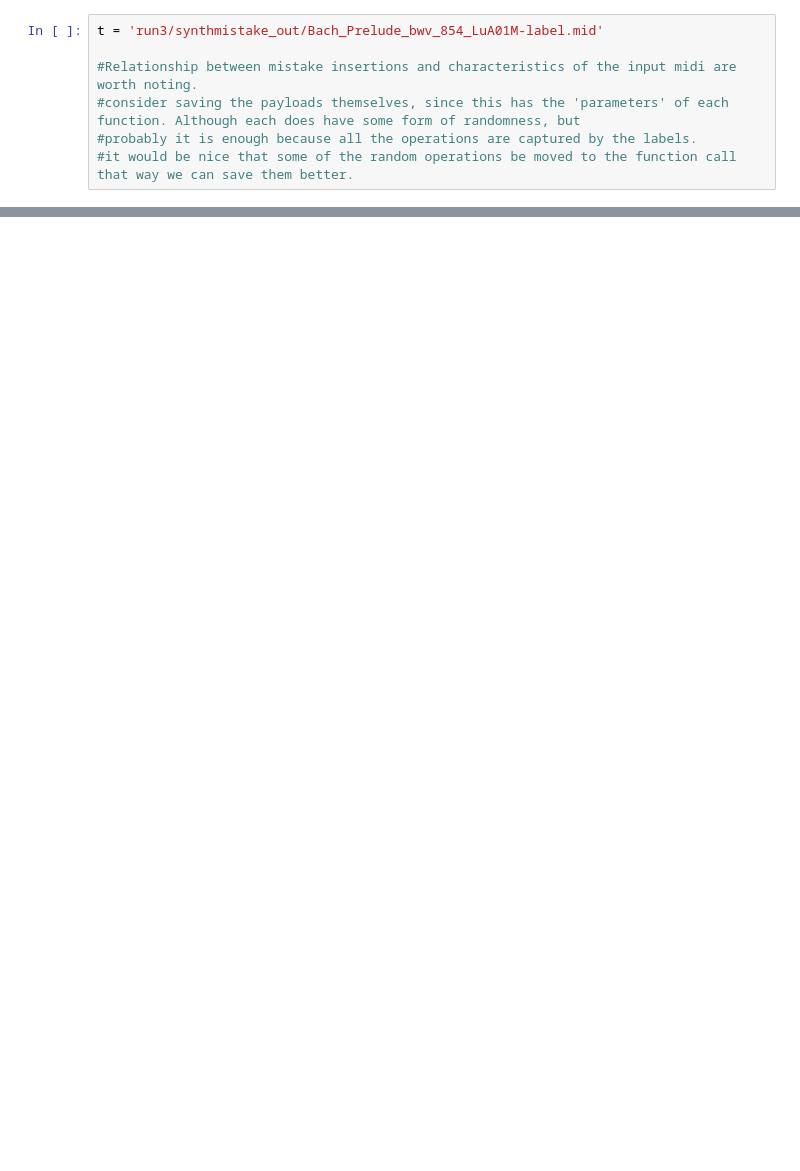
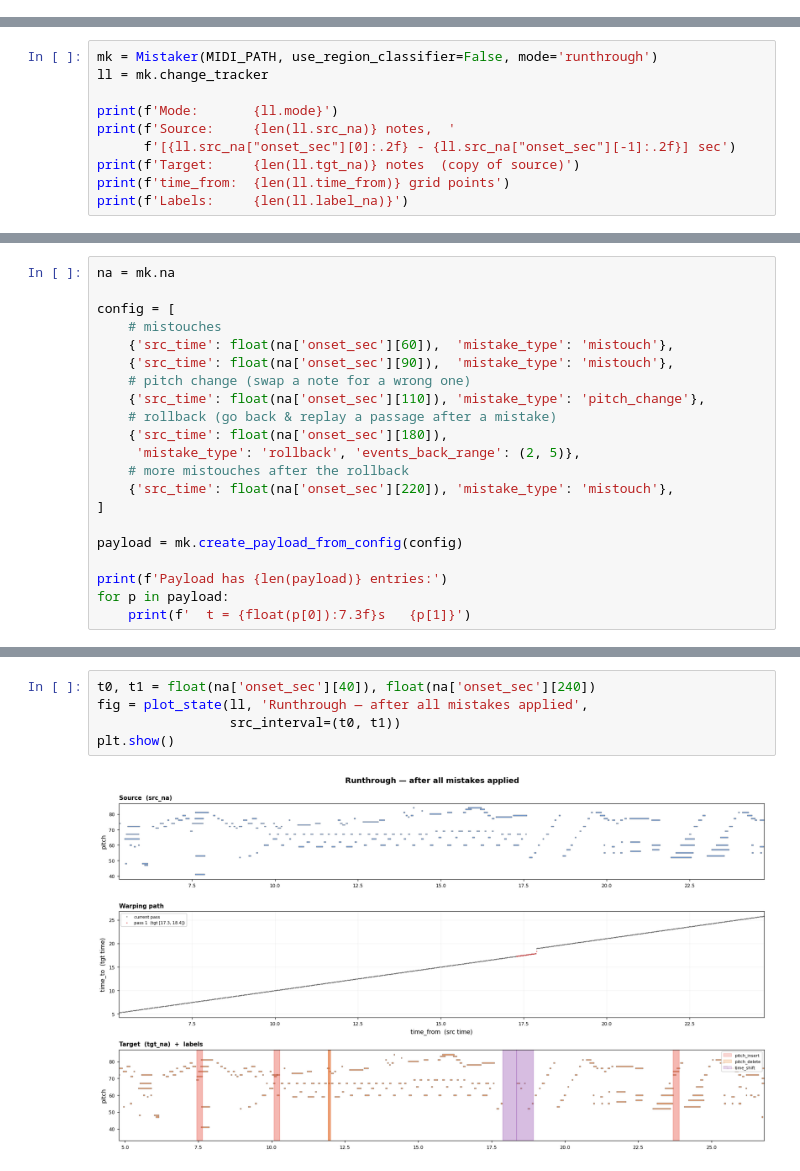
Before and after one commit to Alia-morsi/piano-synmist, a Jupyter notebook: MistakeBrowser.ipynb, the cells around one changed output, grey strips where cells are left out. Drawn from its saved outputs; the diff is of its cells as text; blank space fills up the shorter version.

Commit message:
updating Mistake Browser

```diff
--- a/MistakeBrowser.ipynb
+++ b/MistakeBrowser.ipynb
@@ -70,7 +0,0 @@ show_warping_path(sp.src_perf, sp.tgt_mistakelabel_midi, sp.mistake_timemap[0])
-# %%
-t = 'run3/synthmistake_out/Bach_Prelude_bwv_854_LuA01M-label.mid'
-
-#Relationship between mistake insertions and characteristics of the input midi are worth noting.
-#consider saving the payloads themselves, since this has the 'parameters' of each function. Although each does have some form of randomness, but
-#probably it is enough because all the operations are captured by the labels.
-#it would be nice that some of the random operations be moved to the function call that way we can save them better.
@@ -86,0 +143,10 @@ t = 'run3/synthmistake_out/Bach_Prelude_bwv_854_LuA01M-label.mid'
+# %%
+mk = Mistaker(MIDI_PATH, use_region_classifier=False, mode='runthrough')
+ll = mk.change_tracker
+
+print(f'Mode:       {ll.mode}')
+print(f'Source:     {len(ll.src_na)} notes,  '
+      f'[{ll.src_na["onset_sec"][0]:.2f} - {ll.src_na["onset_sec"][-1]:.2f}] sec')
+print(f'Target:     {len(ll.tgt_na)} notes  (copy of source)')
+print(f'time_from:  {len(ll.time_from)} grid points')
+print(f'Labels:     {len(ll.label_na)}')
@@ -86,0 +164,21 @@ t = 'run3/synthmistake_out/Bach_Prelude_bwv_854_LuA01M-label.mid'
+# %%
+na = mk.na
+
+config = [
+    # mistouches
+    {'src_time': float(na['onset_sec'][60]),  'mistake_type': 'mistouch'},
+    {'src_time': float(na['onset_sec'][90]),  'mistake_type': 'mistouch'},
+    # pitch change (swap a note for a wrong one)
+    {'src_time': float(na['onset_sec'][110]), 'mistake_type': 'pitch_change'},
+    # rollback (go back & replay a passage after a mistake)
+    {'src_time': float(na['onset_sec'][180]),
+     'mistake_type': 'rollback', 'events_back_range': (2, 5)},
+    # more mistouches after the rollback
+    {'src_time': float(na['onset_sec'][220]), 'mistake_type': 'mistouch'},
+]
+
+payload = mk.create_payload_from_config(config)
+
+print(f'Payload has {len(payload)} entries:')
+for p in payload:
+    print(f'  t = {float(p[0]):7.3f}s   {p[1]}')
@@ -86,0 +222,7 @@ t = 'run3/synthmistake_out/Bach_Prelude_bwv_854_LuA01M-label.mid'
+# %%
+t0, t1 = float(na['onset_sec'][40]), float(na['onset_sec'][240])
+fig = plot_state(ll, 'Runthrough — after all mistakes applied',
+                 src_interval=(t0, t1))
+plt.show()
+# %% [output]
+[figure, added]
```
Also changed, not shown: parts of 57 cells of this notebook.
